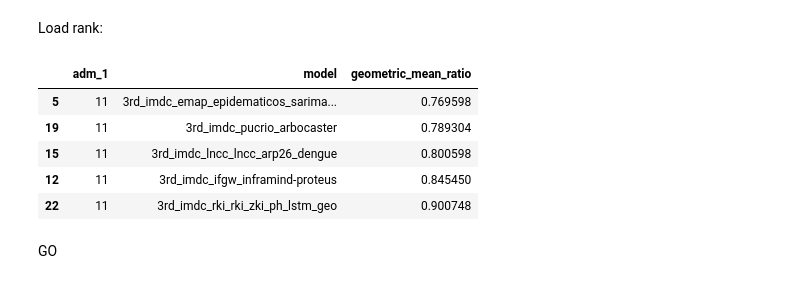
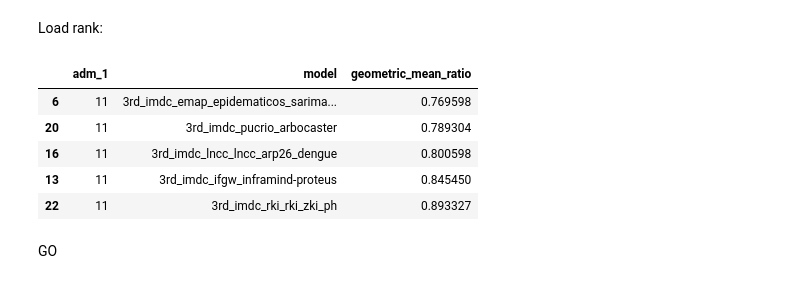
Before and after one commit to Mosqlimate-project/3rd_IMDC_results, a Jupyter notebook: zoom_at_state.ipynb, the cells around one changed output. Drawn from its saved outputs; the diff is of its cells as text; code cells hidden in the pictures.

```diff
--- a/zoom_at_state.ipynb
+++ b/zoom_at_state.ipynb
@@ -59,22 +57,21 @@ Name: count, dtype: int64
 # %% [markdown]
 Load rank:
 # %%
-df_rank = pd.read_csv('predictions/rank_ratio.csv.gz')
-
+df_rank = pd.read_csv(f'predictions/rank_ratio_{challenge}.csv.gz')
 df_summary = (
     df_rank
     .groupby(["adm_1", "model"], as_index=False)
     .agg(
         geometric_mean_ratio=("wis_ratio", lambda x: np.exp(np.mean(np.log(x)))),
     )
     .sort_values(["adm_1", "geometric_mean_ratio"])
 )
 
 df_summary.head()
 # %% [output]
 |  | adm_1 | model | geometric_mean_ratio |
-| 5 | 11 | 3rd_imdc_emap_epidematicos_sarima... | 0.769598 |
-| 19 | 11 | 3rd_imdc_pucrio_arbocaster | 0.789304 |
-| 15 | 11 | 3rd_imdc_lncc_lncc_arp26_dengue | 0.800598 |
-| 12 | 11 | 3rd_imdc_ifgw_inframind-proteus | 0.845450 |
-| 22 | 11 | 3rd_imdc_rki_rki_zki_ph_lstm_geo | 0.900748 |
+| 6 | 11 | 3rd_imdc_emap_epidematicos_sarima... | 0.769598 |
+| 20 | 11 | 3rd_imdc_pucrio_arbocaster | 0.789304 |
+| 16 | 11 | 3rd_imdc_lncc_lncc_arp26_dengue | 0.800598 |
+| 13 | 11 | 3rd_imdc_ifgw_inframind-proteus | 0.845450 |
+| 22 | 11 | 3rd_imdc_rki_rki_zki_ph | 0.893327 |
```
Also changed, not shown: parts of 10 cells of this notebook, 15 other files.
